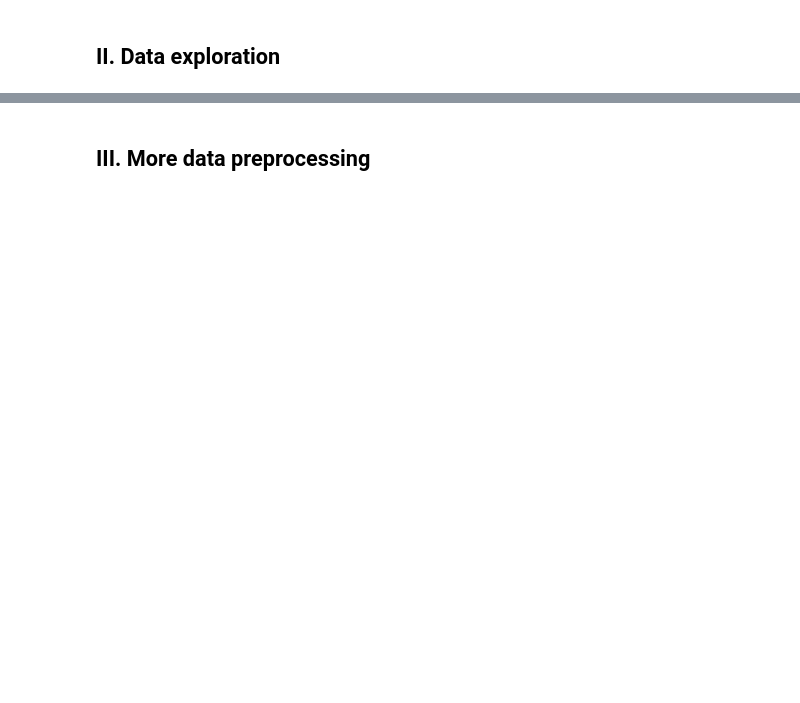
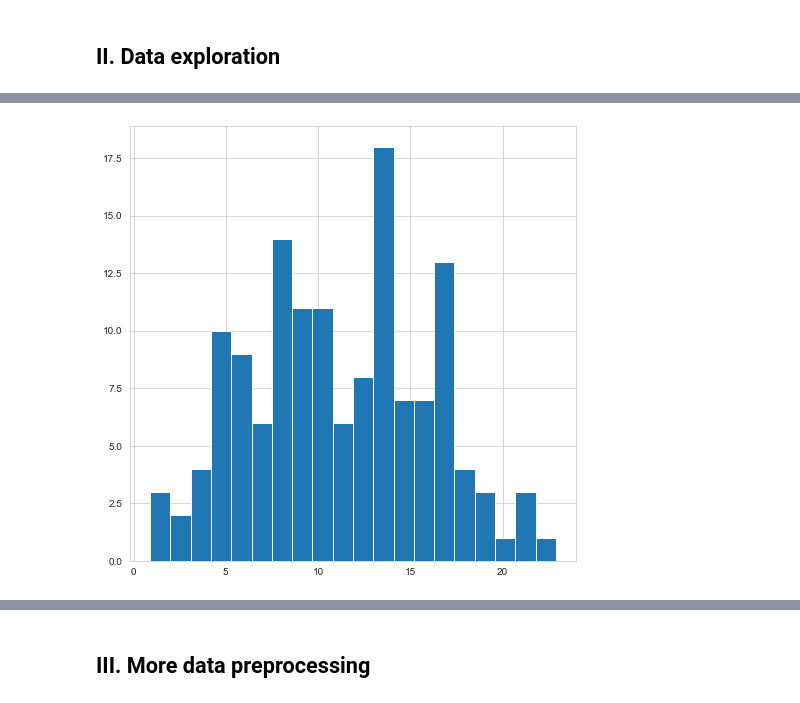
Before and after one commit to 404notfound-erdosbootcampproject/reddit_analysis, a Jupyter notebook: Multi-Linear Reg-scaled.ipynb, the cells around one changed output, grey strips where cells are left out. Drawn from its saved outputs; the diff is of its cells as text; code cells hidden in the pictures; blank space fills up the shorter version.

```diff
--- a/Multi-Linear Reg-scaled.ipynb
+++ b/Multi-Linear Reg-scaled.ipynb
@@ -54,3 +69,10 @@ plt.show()
+# %%
+plt.figure(figsize = (8,8))
+plt.hist(Submissions_df.time/60, bins = 20, density = False)
+
+plt.show()
+# %% [output]
+[figure, added]
 # %%
 from pandas.plotting import scatter_matrix
 
```
Also changed, not shown: parts of 44 cells of this notebook.
